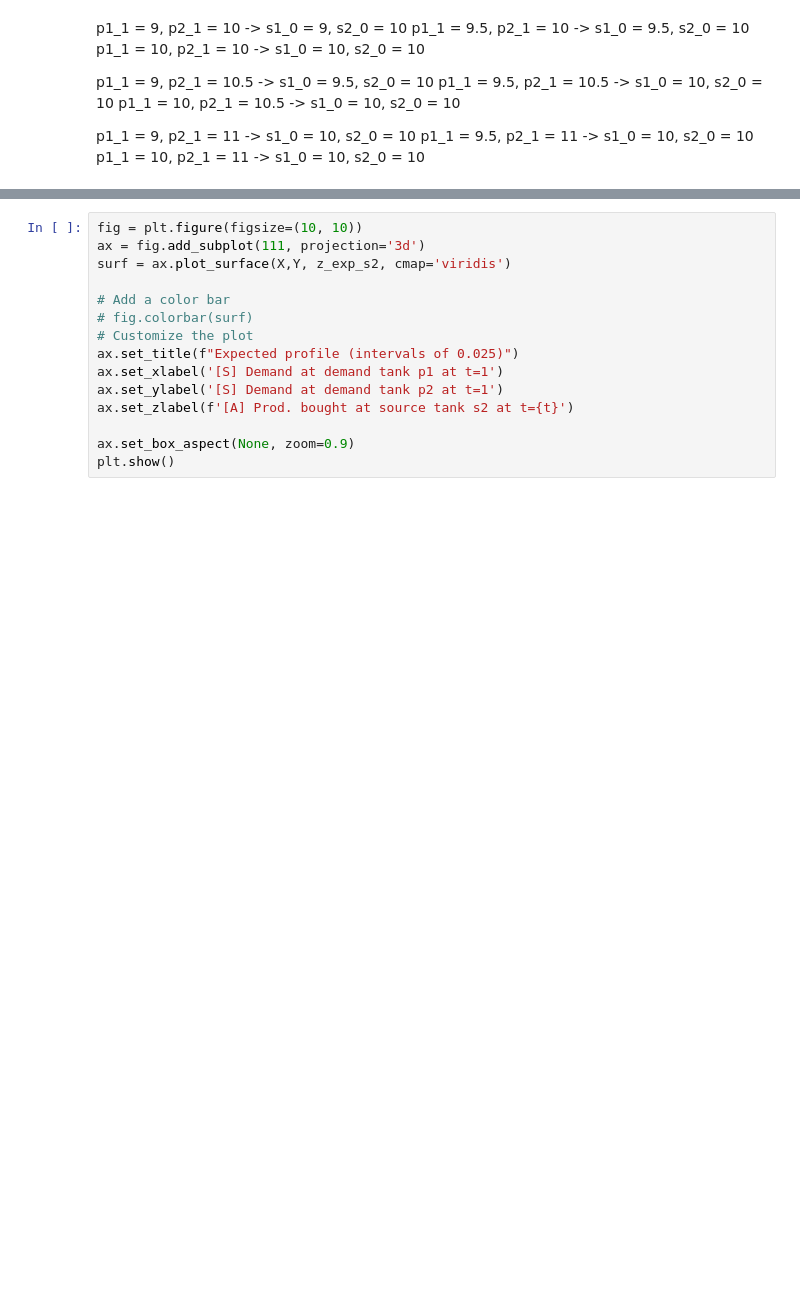
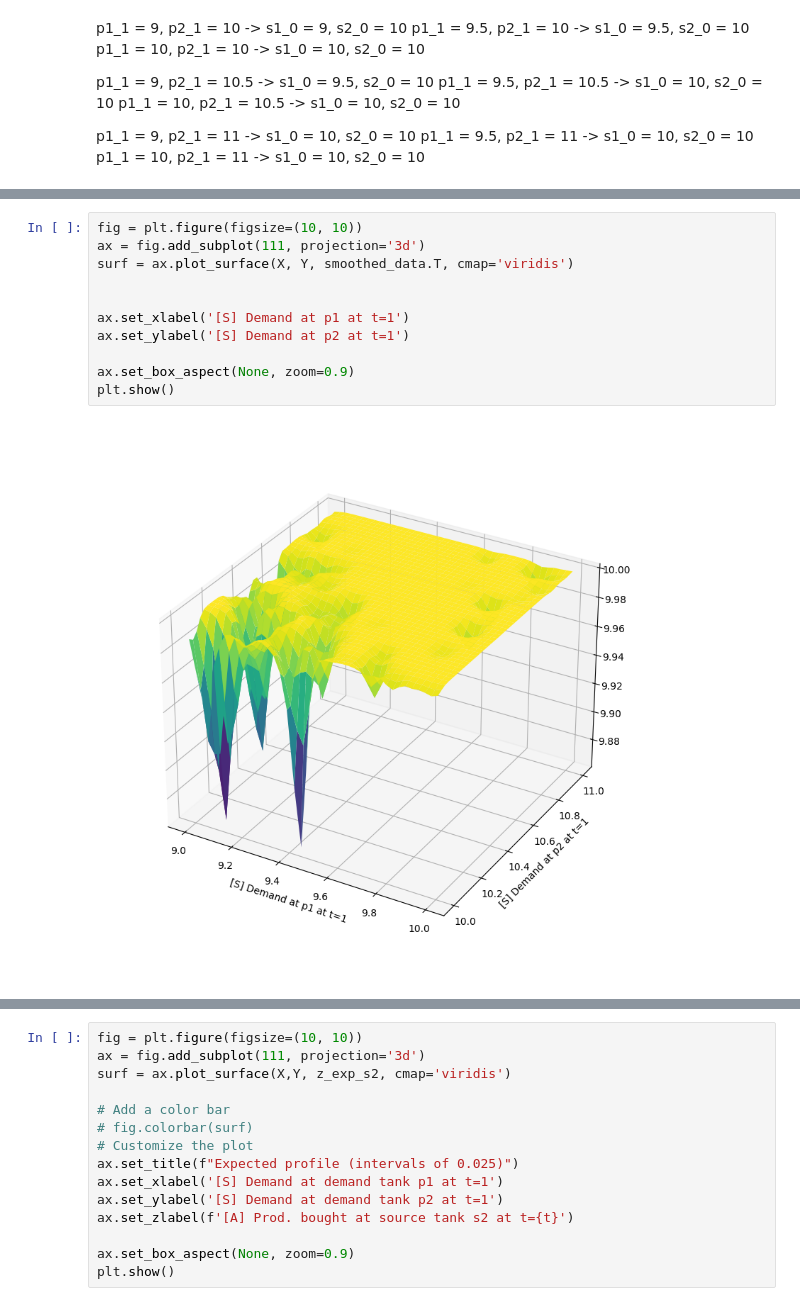
Before and after one commit to adamelyoumi/BlendingRL, a Jupyter notebook: pyomo_scripts/continuity_checker.ipynb, the cells around one changed output, grey strips where cells are left out. Cells and saved outputs as stored; diff of their text form; blank space fills up the shorter version.

```diff
--- a/pyomo_scripts/continuity_checker.ipynb
+++ b/pyomo_scripts/continuity_checker.ipynb
@@ -57 +95,14 @@ d["res_p2"]["9.1;10.0"]
+# %%
+fig = plt.figure(figsize=(10, 10))
+ax = fig.add_subplot(111, projection='3d')
+surf = ax.plot_surface(X, Y, smoothed_data.T, cmap='viridis')
+
+
+ax.set_xlabel('[S] Demand at p1 at t=1')
+ax.set_ylabel('[S] Demand at p2 at t=1')
+
+ax.set_box_aspect(None, zoom=0.9)
+plt.show()
+# %% [output]
+[figure, added]
 # %%
```
Also changed, not shown: parts of 20 cells of this notebook, 15 other files.
